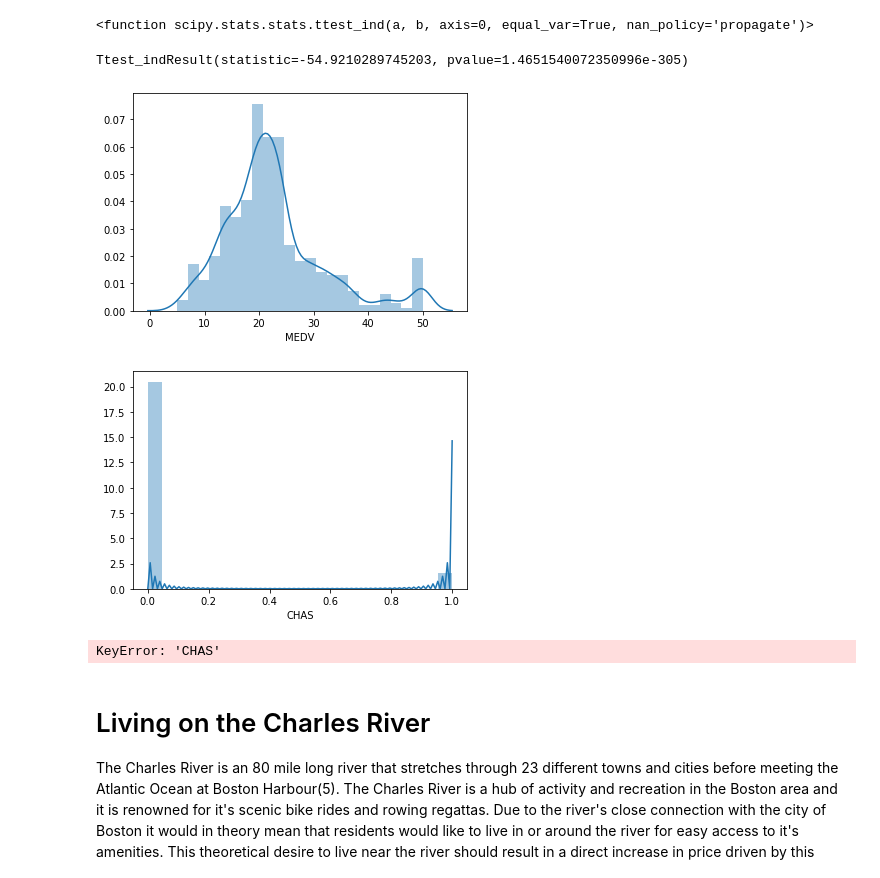
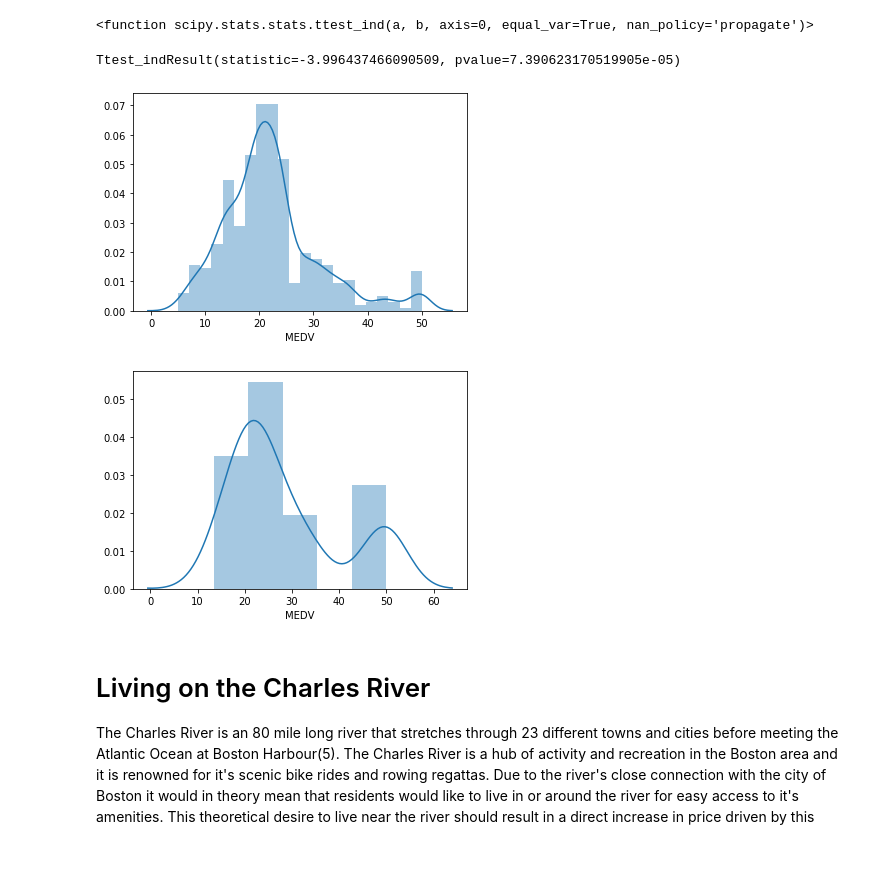
Before and after one commit to tullowhurler/Machine-Learning-2019, a Jupyter notebook: Boston House Prices.ipynb, the cells around one changed output. Cells and saved outputs as stored; diff of their text form; code cells hidden in the pictures.

Commit message:
plotting dataframe and tidying up

```diff
--- a/Boston House Prices.ipynb
+++ b/Boston House Prices.ipynb
@@ -142,3 +140,5 @@ y = boston.iloc[:, 13]
+# %%
+Chas1= boston[boston['CHAS']==1.0]['MEDV']
 # %%
 ## trying to run a t test
 import scipy.stats as ss
@@ -149,6 +149,6 @@ ss.ttest_ind
 <function scipy.stats.stats.ttest_ind(a, b, axis=0, equal_var=True, nan_policy='propagate')>
 # %%
 #generate the t test and results
-ss.ttest_ind(x,y)
+ss.ttest_ind(Chas0,Chas1)
 # %% [output]
-Ttest_indResult(statistic=-54.9210289745203, pvalue=1.4651540072350996e-305)
+Ttest_indResult(statistic=-3.996437466090509, pvalue=7.390623170519905e-05)
@@ -158,18 +155,8 @@ b = boston ['CHAS']
 # %%
-sns.distplot(a);
+sns.distplot(Chas0);
 # %% [output]
-[figure, old version]
+[figure, new version]
 # %%
-sns.distplot(b);
+sns.distplot(Chas1);
 # %% [output]
-[figure, old version]
+[figure, new version]
-# %%
-data=[a,b]
-columns= ['MEDV','CHAS']
-df = pd.DataFrame(data, columns)
-df
-
-Chas0= df[df['CHAS']==0.0]['MEDV']
-Chas0
-# %% [output]
-KeyError: 'CHAS'
```
Also changed, not shown: parts of 5 cells of this notebook.
